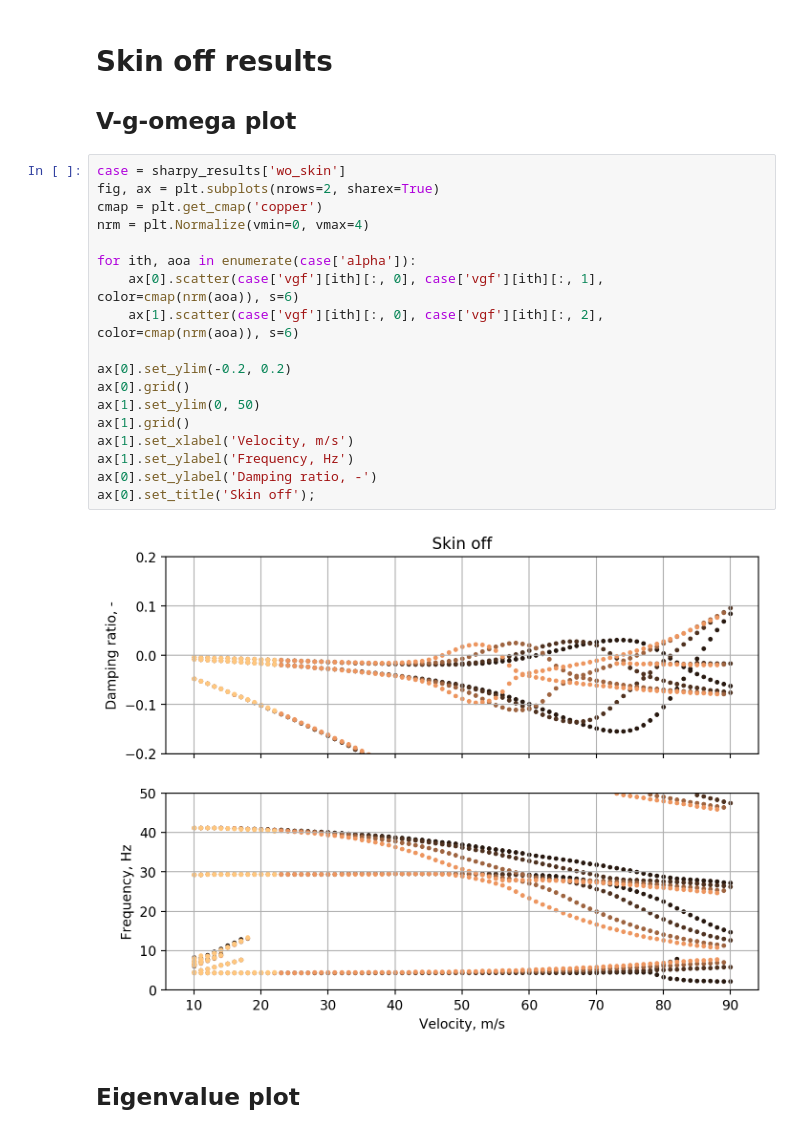
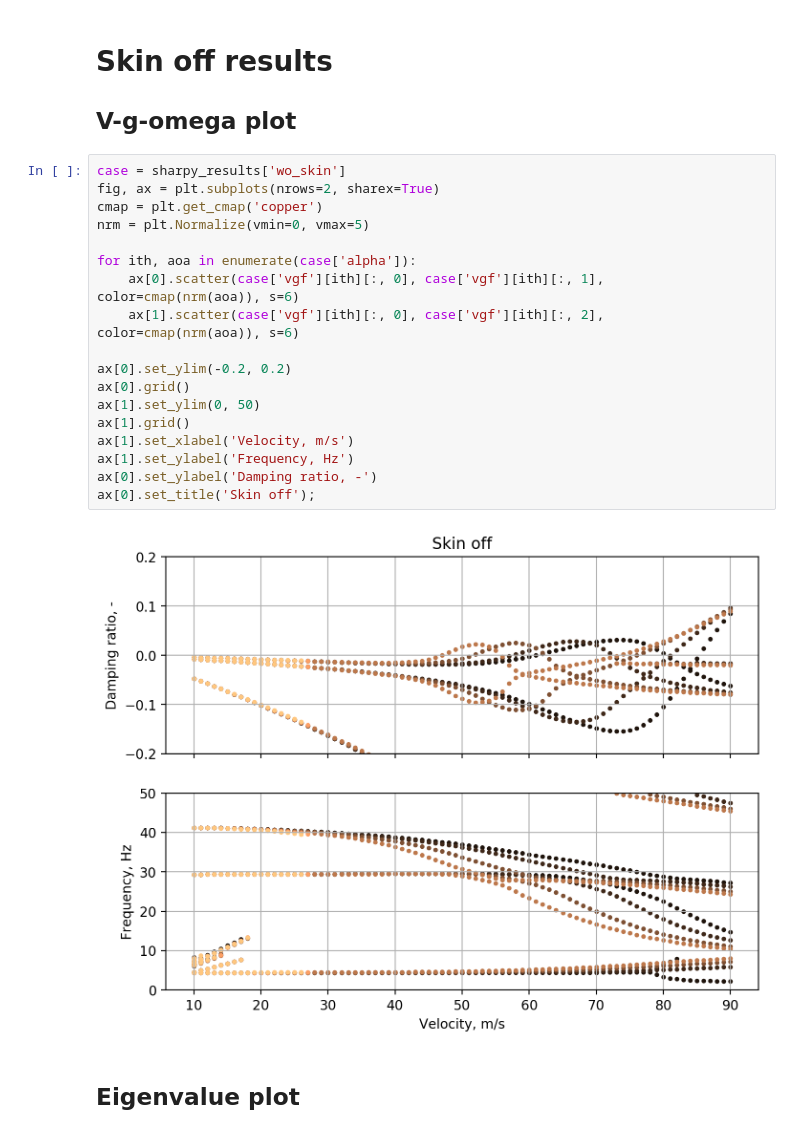
Before and after one commit to ngoiz/pazy-aepw3-results, a Jupyter notebook: 06_DeformedWingFlutter/06_DeformedFlutterResults.ipynb, the cells around one changed output. Cells and saved outputs as stored; diff of their text form.

```diff
--- a/06_DeformedWingFlutter/06_DeformedFlutterResults.ipynb
+++ b/06_DeformedWingFlutter/06_DeformedFlutterResults.ipynb
@@ -40,23 +40,23 @@ for case in sharpy_results.values():
 # %%
 case = sharpy_results['wo_skin']
 fig, ax = plt.subplots(nrows=2, sharex=True)
 cmap = plt.get_cmap('copper')
-nrm = plt.Normalize(vmin=0, vmax=4)
+nrm = plt.Normalize(vmin=0, vmax=5)
 
 for ith, aoa in enumerate(case['alpha']):
     ax[0].scatter(case['vgf'][ith][:, 0], case['vgf'][ith][:, 1], color=cmap(nrm(aoa)), s=6)
     ax[1].scatter(case['vgf'][ith][:, 0], case['vgf'][ith][:, 2], color=cmap(nrm(aoa)), s=6)
 
 ax[0].set_ylim(-0.2, 0.2)
 ax[0].grid()
 ax[1].set_ylim(0, 50)
 ax[1].grid()
 ax[1].set_xlabel('Velocity, m/s')
 ax[1].set_ylabel('Frequency, Hz')
 ax[0].set_ylabel('Damping ratio, -')
 ax[0].set_title('Skin off');
 # %% [output]
-[figure, old version]
+[figure, new version]
 # %% [markdown]
 ## Eigenvalue plot
 # %%
```
Also changed, not shown: parts of 3 cells of this notebook, 14 other files.
